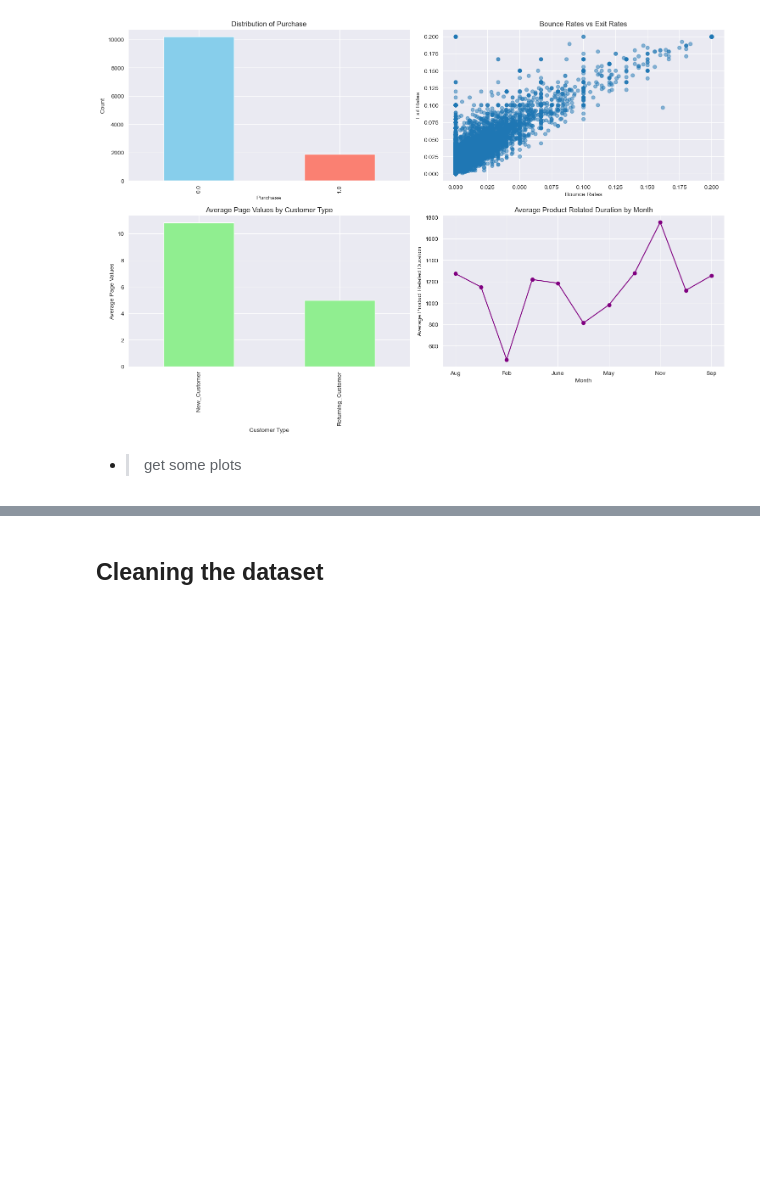
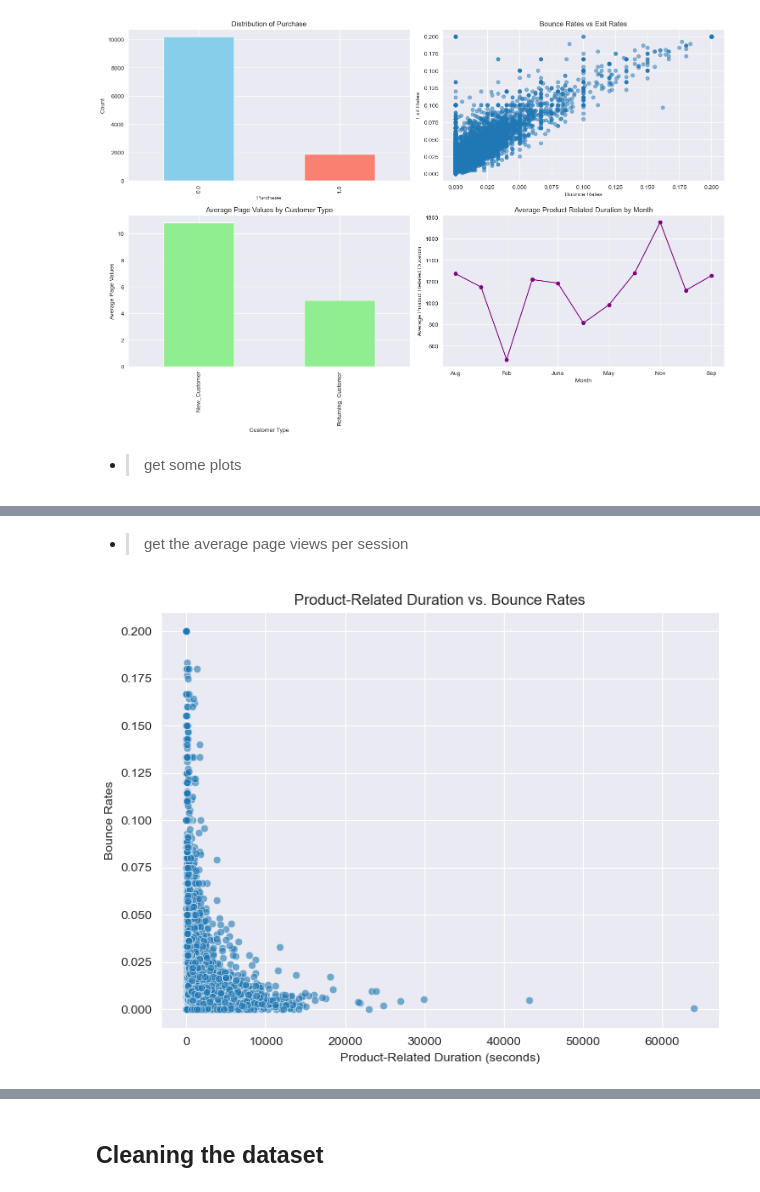
Before and after one commit to faris-agour/Predicting-Customer-Purchase, a Jupyter notebook: project.ipynb, the cells around one changed output, grey strips where cells are left out. Drawn from its saved outputs; the diff is of its cells as text; code cells hidden in the pictures; blank space fills up the shorter version.

```diff
--- a/project.ipynb
+++ b/project.ipynb
@@ -162,0 +191,11 @@ plt.show()
+# %% [markdown]
+- > get the average page views per session
+# %%
+plt.figure(figsize=(8, 6))
+sns.scatterplot(x='ProductRelated_Duration', y='BounceRates', data=df, alpha=0.6)
+plt.title("Product-Related Duration vs. Bounce Rates")
+plt.xlabel("Product-Related Duration (seconds)")
+plt.ylabel("Bounce Rates")
+plt.show()
+# %% [output]
+[figure, added]
```
Also changed, not shown: parts of 11 cells of this notebook.
